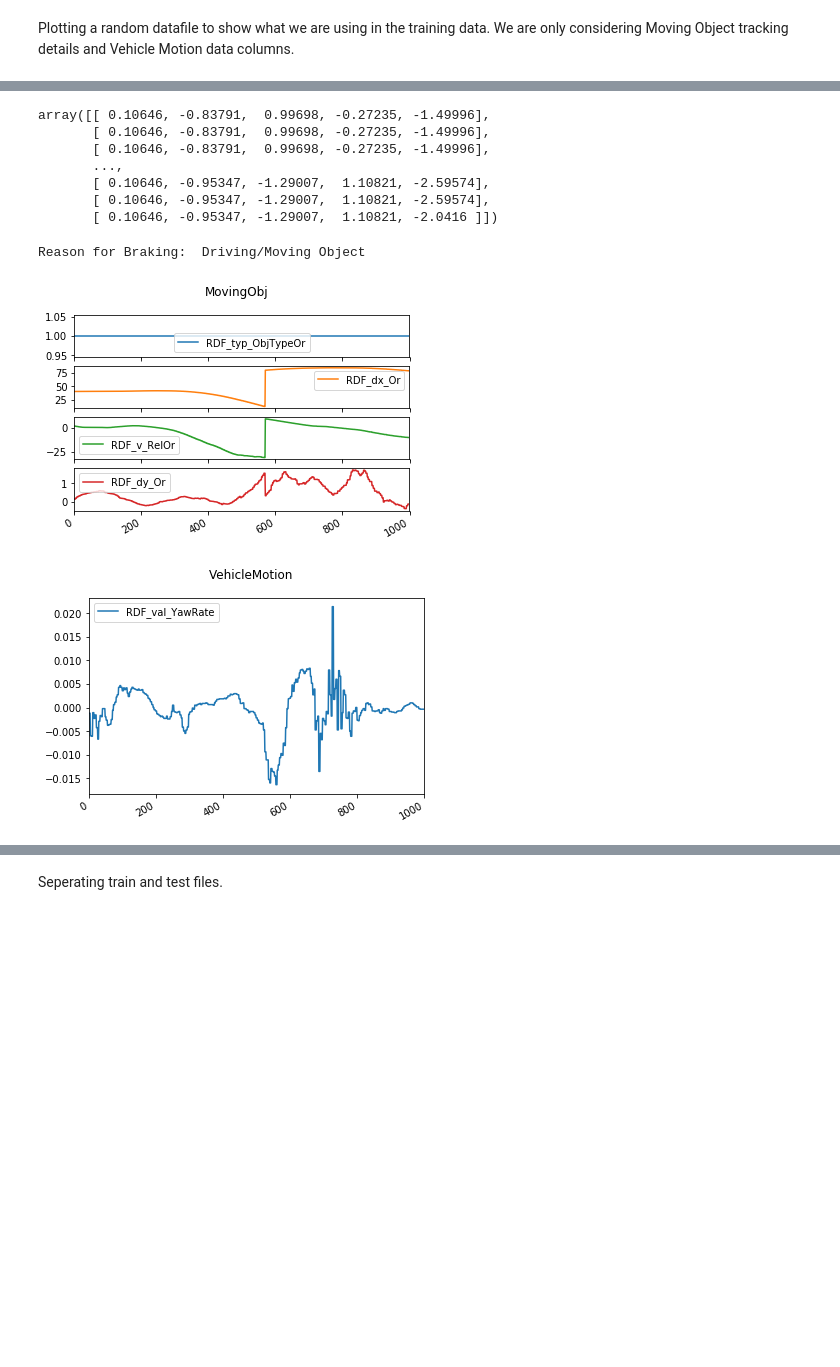
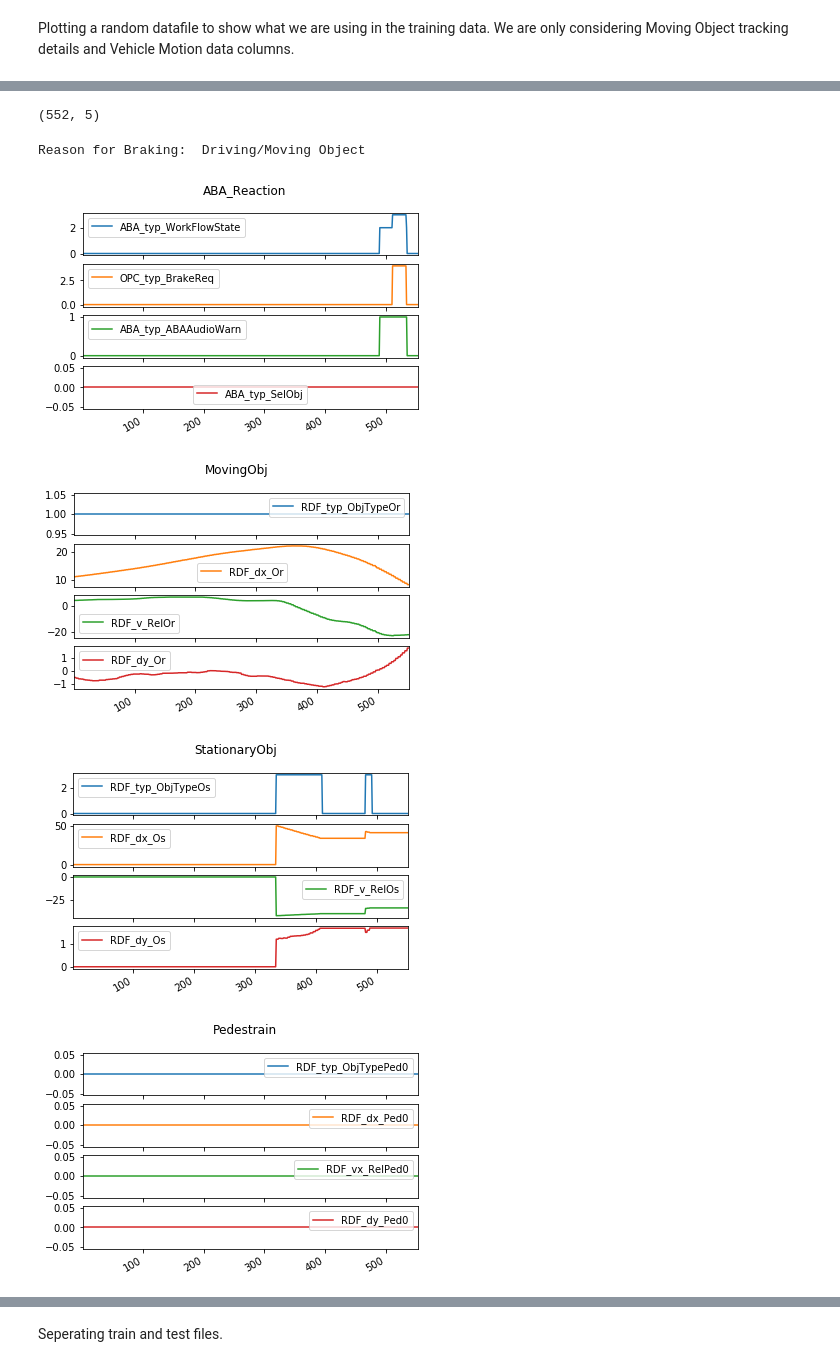
Before and after one commit to dumbPy/SceneR2, a Jupyter notebook: Notebooks/CSV_Model_with_Vehicle_Motion_Data.ipynb, the cells around one changed output, grey strips where cells are left out. Drawn from its saved outputs; the diff is of its cells as text; code cells hidden in the pictures; blank space fills up the shorter version.

```diff
--- a/Notebooks/CSV_Model_with_Vehicle_Motion_Data.ipynb
+++ b/Notebooks/CSV_Model_with_Vehicle_Motion_Data.ipynb
@@ -36,16 +42,12 @@ Plotting a random datafile to show what we are using in the training data. We ar
 # %%
-dataset[0][0]
+dataset[0][0].shape
 # %% [output]
-array([[ 0.10646, -0.83791,  0.99698, -0.27235, -1.49996],
-       [ 0.10646, -0.83791,  0.99698, -0.27235, -1.49996],
-       [ 0.10646, -0.83791,  0.99698, -0.27235, -1.49996],
-       ...,
-       [ 0.10646, -0.95347, -1.29007,  1.10821, -2.59574],
-       [ 0.10646, -0.95347, -1.29007,  1.10821, -2.59574],
-       [ 0.10646, -0.95347, -1.29007,  1.10821, -2.0416 ]])
+(552, 5)
-# %%
-dataset.plot(50)
-# %% [output]
-Reason for Braking:  Driving/Moving Object
-[figure, removed]
-[figure, removed]
+# %%
+dataset.plot(0, supressPostABA=True, all_columns=True)
+# %% [output]
+Reason for Braking:  Driving/Moving Object
+[figure, added]
+[figure, added]
+[figure, added]
+[figure, added]
```
Also changed, not shown: parts of 5 cells of this notebook, 20 other files.
